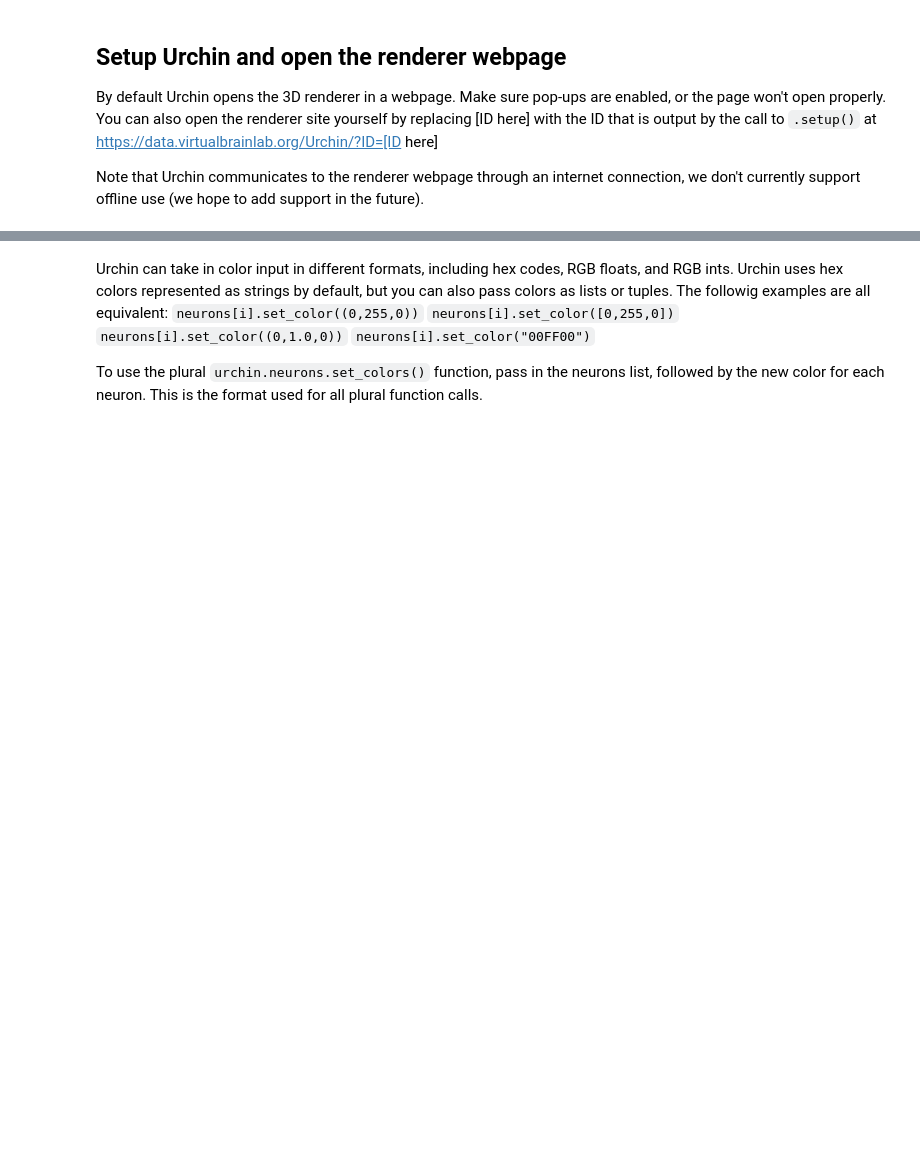
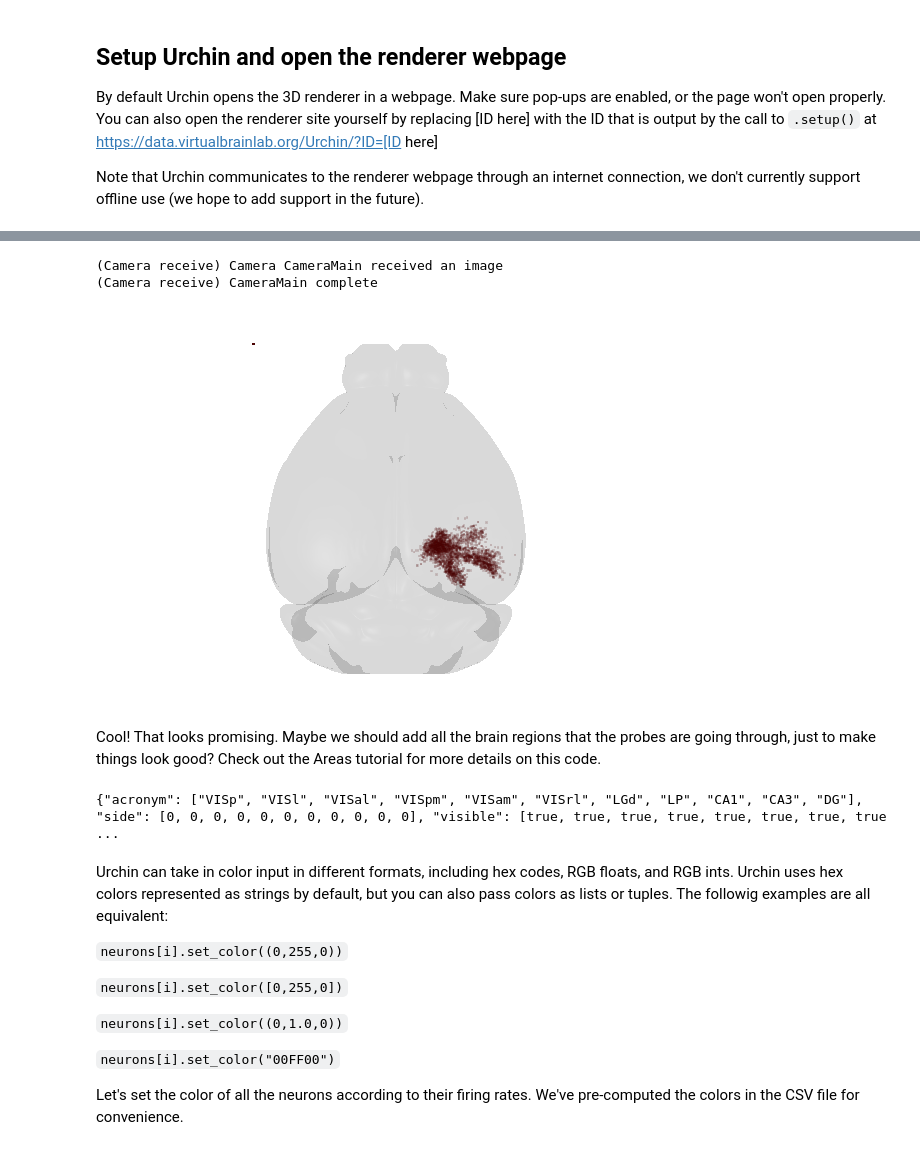
Before and after one commit to VirtualBrainLab/urchin-examples, a Jupyter notebook: basics/neurons_particles.ipynb, the cells around one changed output, grey strips where cells are left out. Cells and saved outputs as stored; diff of their text form; code cells hidden in the pictures; blank space fills up the shorter version.

Commit message:
feat: updating neuron particles to include Allen dataset

```diff
--- a/basics/neurons_particles.ipynb
+++ b/basics/neurons_particles.ipynb
@@ -28 +56,7 @@ urchin.setup()
+# %%
+urchin.ccf25.load()
+# %%
+urchin.ccf25.root.set_visibility(True)
+urchin.ccf25.root.set_material('transparent-lit')
+urchin.ccf25.root.set_alpha(0.15)
 # %% [markdown]
@@ -32,0 +64,2 @@ neurons_list = urchin.neurons.create(3)
+# %%
+neurons = urchin.particles.create(len(df))
@@ -33,9 +70,42 @@ neurons_list = urchin.neurons.create(3)
+# %%
+positions_list = []
+
+for i, row in df.iterrows():
+    # Note that Urchin internally uses mm, so we divide by 1000 here to get our units right
+    ap = row['anterior_posterior_ccf_coordinate']/1000
+    ml = row['left_right_ccf_coordinate']/1000
+    dv = row['dorsal_ventral_ccf_coordinate']/1000
+    positions_list.append([ap, ml, dv])
+
+urchin.particles.set_positions(neurons, positions_list)
+# %%
+urchin.camera.main.set_zoom(8)
+await urchin.camera.main.screenshot(size=[600,400])
+# %% [output]
+(Camera receive) Camera CameraMain received an image
+(Camera receive) CameraMain complete
+[figure, added]
+# %% [markdown]
+Cool! That looks promising. Maybe we should add all the brain regions that the probes are going through, just to make things look good? Check out the Areas tutorial for more details on this code.
+# %%
+brain_areas = ["VISp", "VISl", "VISal", "VISpm", "VISam", "VISrl", "LGd", "LP", "CA1", "CA3", "DG"]
+
+area_list = urchin.ccf25.get_areas(brain_areas)
+
+urchin.ccf25.set_visibilities(area_list, True)
+urchin.ccf25.set_materials(area_list, 'transparent-lit')
+urchin.ccf25.set_alphas(area_list, 0.05)
+# %% [output]
+{"acronym": ["VISp", "VISl", "VISal", "VISpm", "VISam", "VISrl", "LGd", "LP", "CA1", "CA3", "DG"], "side": [0, 0, 0, 0, 0, 0, 0, 0, 0, 0, 0], "visible": [true, true, true, true, true, true, true, true ...
 # %% [markdown]
 Urchin can take in color input in different formats, including hex codes, RGB floats, and RGB ints. Urchin uses hex colors represented as strings by default, but you can also pass colors as lists or tuples. The followig examples are all equivalent:
+
 `neurons[i].set_color((0,255,0))`
+
 `neurons[i].set_color([0,255,0])`
+
 `neurons[i].set_color((0,1.0,0))`
+
 `neurons[i].set_color("00FF00")`
 
-
-To use the plural `urchin.neurons.set_colors()` function, pass in the neurons list, followed by the new color for each neuron. This is the format used for all plural function calls.
+Let's set the color of all the neurons according to their firing rates. We've pre-computed the colors in the CSV file for convenience.
```
Also changed, not shown: parts of 22 cells of this notebook.
